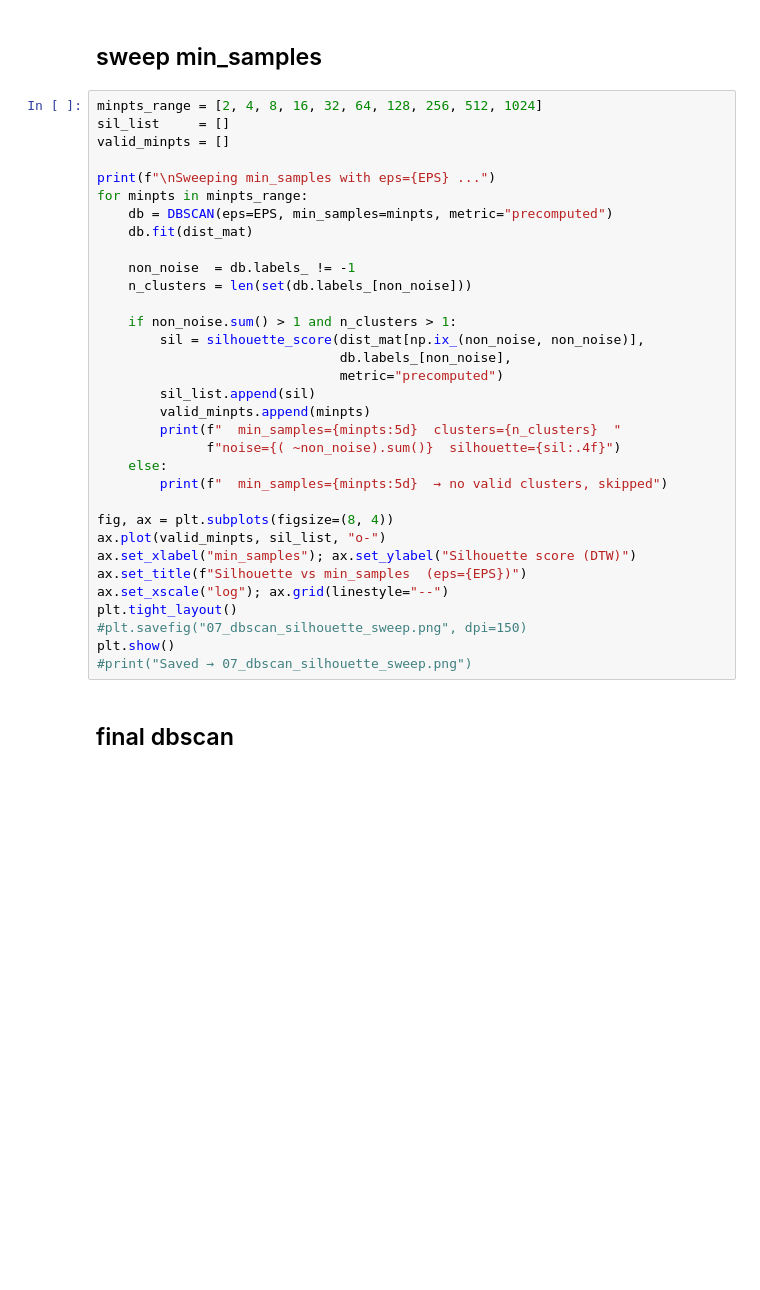
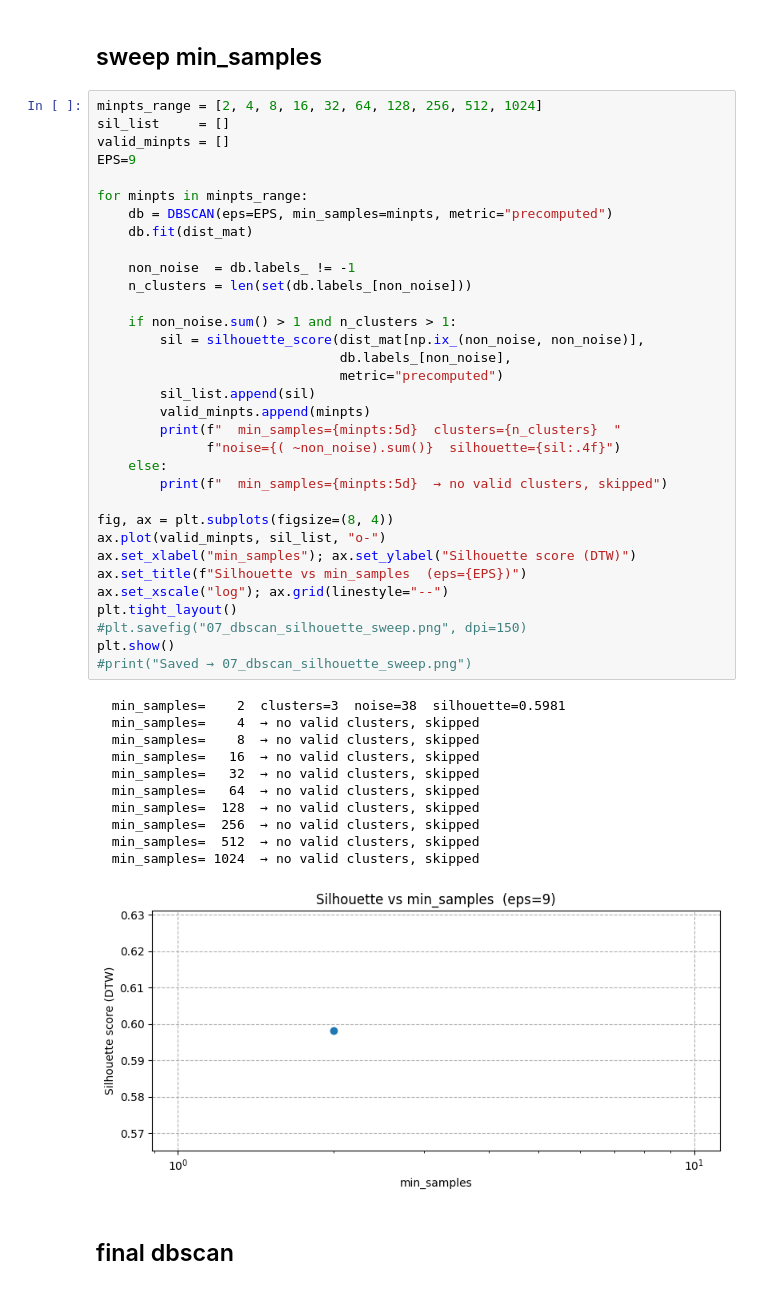
Before and after one commit to alicecalderini/DATAMINING_2-Project, a Jupyter notebook: 10. TIME SERIES/4.CLUSTERING.ipynb, the cells around one changed output. Drawn from its saved outputs; the diff is of its cells as text; blank space fills up the shorter version.

```diff
--- a/10. TIME SERIES/4.CLUSTERING.ipynb
+++ b/10. TIME SERIES/4.CLUSTERING.ipynb
@@ -441,35 +565,47 @@ EPS = float(input("\nEnter eps value from the elbow plot: "))
 minpts_range = [2, 4, 8, 16, 32, 64, 128, 256, 512, 1024]
 sil_list     = []
 valid_minpts = []
+EPS=9
 
-print(f"\nSweeping min_samples with eps={EPS} ...")
 for minpts in minpts_range:
     db = DBSCAN(eps=EPS, min_samples=minpts, metric="precomputed")
     db.fit(dist_mat)
 
     non_noise  = db.labels_ != -1
     n_clusters = len(set(db.labels_[non_noise]))
 
     if non_noise.sum() > 1 and n_clusters > 1:
         sil = silhouette_score(dist_mat[np.ix_(non_noise, non_noise)],
                                db.labels_[non_noise],
                                metric="precomputed")
         sil_list.append(sil)
         valid_minpts.append(minpts)
         print(f"  min_samples={minpts:5d}  clusters={n_clusters}  "
               f"noise={( ~non_noise).sum()}  silhouette={sil:.4f}")
     else:
         print(f"  min_samples={minpts:5d}  → no valid clusters, skipped")
 
 fig, ax = plt.subplots(figsize=(8, 4))
 ax.plot(valid_minpts, sil_list, "o-")
 ax.set_xlabel("min_samples"); ax.set_ylabel("Silhouette score (DTW)")
 ax.set_title(f"Silhouette vs min_samples  (eps={EPS})")
 ax.set_xscale("log"); ax.grid(linestyle="--")
 plt.tight_layout()
 #plt.savefig("07_dbscan_silhouette_sweep.png", dpi=150)
 plt.show()
 #print("Saved → 07_dbscan_silhouette_sweep.png")
+# %% [output]
+  min_samples=    2  clusters=3  noise=38  silhouette=0.5981
+  min_samples=    4  → no valid clusters, skipped
+  min_samples=    8  → no valid clusters, skipped
+  min_samples=   16  → no valid clusters, skipped
+  min_samples=   32  → no valid clusters, skipped
+  min_samples=   64  → no valid clusters, skipped
+  min_samples=  128  → no valid clusters, skipped
+  min_samples=  256  → no valid clusters, skipped
+  min_samples=  512  → no valid clusters, skipped
+  min_samples= 1024  → no valid clusters, skipped
+[figure, added]
 # %% [markdown]
 ## final dbscan
 # %%
```
Also changed, not shown: parts of 20 cells of this notebook, 7 other files.
